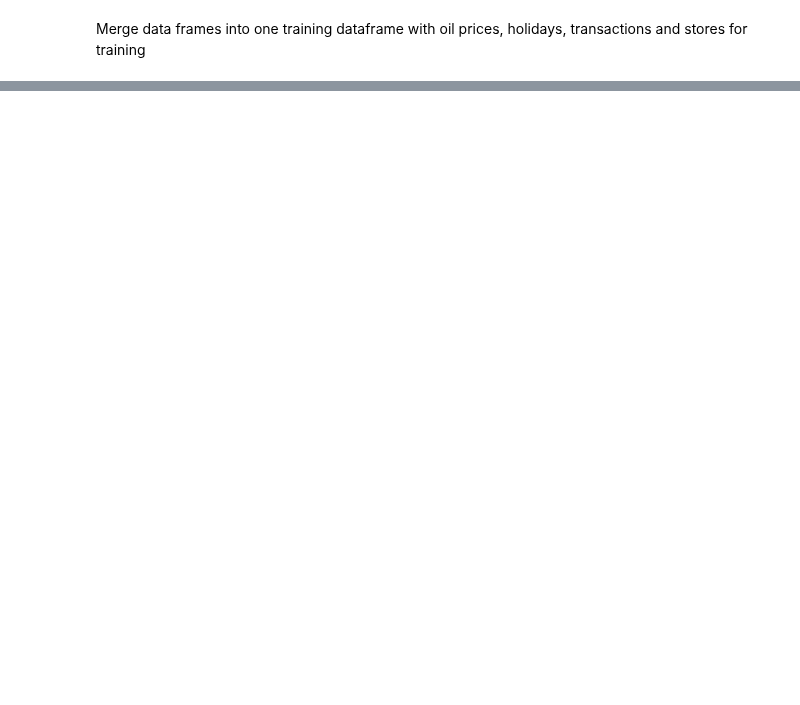
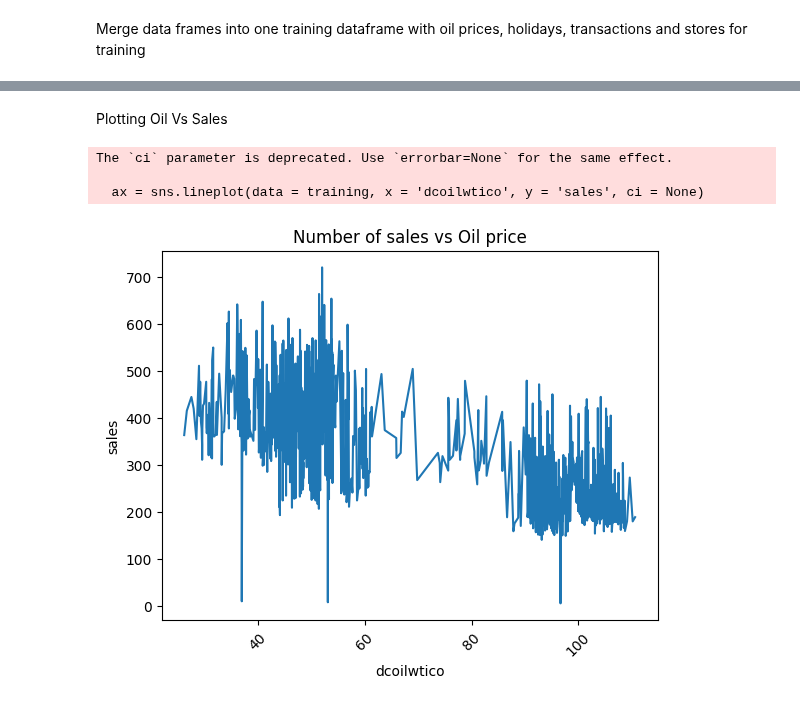
Before and after one commit to lieric90/Store-Sales, a Jupyter notebook: Store Sales Predictions/store_sale_predictions.ipynb, the cells around one changed output, grey strips where cells are left out. Cells and saved outputs as stored; diff of their text form; code cells hidden in the pictures; blank space fills up the shorter version.

```diff
--- a/Store Sales Predictions/store_sale_predictions.ipynb
+++ b/Store Sales Predictions/store_sale_predictions.ipynb
@@ -111,0 +260,13 @@ training.head()
+# %% [markdown]
+Plotting Oil Vs Sales
+# %%
+ax = sns.lineplot(data = training, x = 'dcoilwtico', y = 'sales', ci = None)
+plt.xticks(rotation = 45)
+plt.title("Number of sales vs Oil price")
+plt.show()
+#Low oil price = higher sales, high oil price = lower sales
+# %% [output]
+The `ci` parameter is deprecated. Use `errorbar=None` for the same effect.
+
+  ax = sns.lineplot(data = training, x = 'dcoilwtico', y = 'sales', ci = None)
+[figure, added]
```
Also changed, not shown: parts of 12 cells of this notebook.
